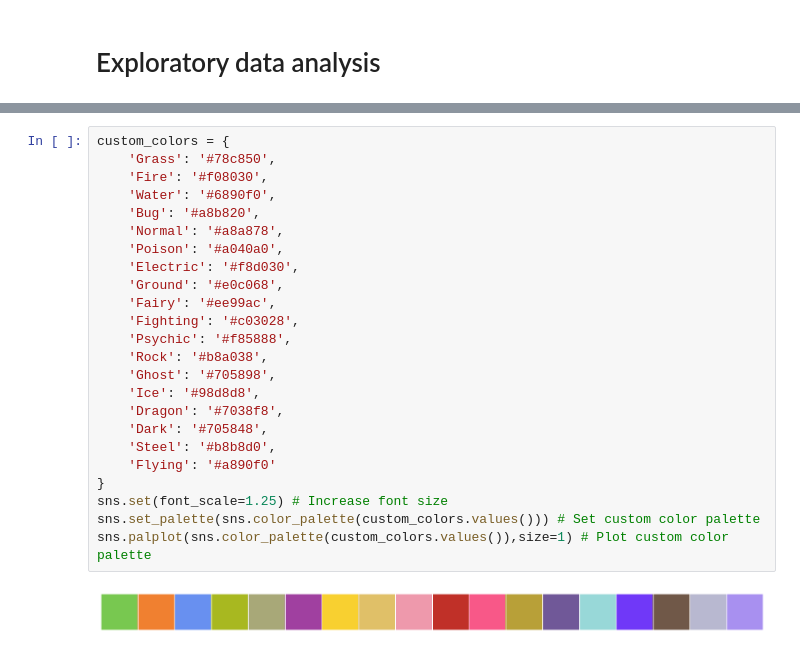
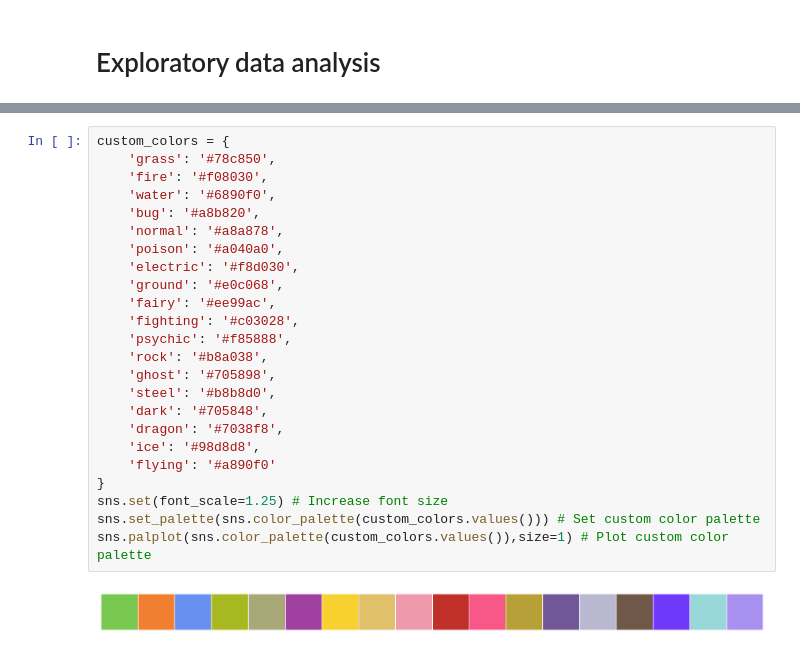
Before and after one commit to judithernandez/pokemastery, a Jupyter notebook: notebooks/04_high_data_exploration.ipynb, the cells around one changed output, grey strips where cells are left out. Drawn from its saved outputs; the diff is of its cells as text.

```diff
--- a/notebooks/04_high_data_exploration.ipynb
+++ b/notebooks/04_high_data_exploration.ipynb
@@ -167,29 +240,29 @@ array(['Grass', 'Fire', 'Water', 'Bug', 'Normal', 'Poison', 'Electric',
 # %%
 custom_colors = {
-    'Grass': '#78c850',
-    'Fire': '#f08030',
-    'Water': '#6890f0',
-    'Bug': '#a8b820',
-    'Normal': '#a8a878',
-    'Poison': '#a040a0',
-    'Electric': '#f8d030',
-    'Ground': '#e0c068',
-    'Fairy': '#ee99ac',
-    'Fighting': '#c03028',
-    'Psychic': '#f85888',
-    'Rock': '#b8a038',
-    'Ghost': '#705898',
-    'Ice': '#98d8d8',
-    'Dragon': '#7038f8',
-    'Dark': '#705848',
-    'Steel': '#b8b8d0',
-    'Flying': '#a890f0'
+    'grass': '#78c850',
+    'fire': '#f08030',
+    'water': '#6890f0',
+    'bug': '#a8b820',
+    'normal': '#a8a878',
+    'poison': '#a040a0',
+    'electric': '#f8d030',
+    'ground': '#e0c068',
+    'fairy': '#ee99ac',
+    'fighting': '#c03028',
+    'psychic': '#f85888',
+    'rock': '#b8a038',
+    'ghost': '#705898',
+    'steel': '#b8b8d0',
+    'dark': '#705848',
+    'dragon': '#7038f8',
+    'ice': '#98d8d8',
+    'flying': '#a890f0'
 }
 sns.set(font_scale=1.25) # Increase font size
 sns.set_palette(sns.color_palette(custom_colors.values())) # Set custom color palette
 sns.palplot(sns.color_palette(custom_colors.values()),size=1) # Plot custom color palette
 # %% [output]
-[figure, old version]
+[figure, new version]
 # %%
 pokemon_types = df['Type1'].unique() # get the unique types as a numpy array
 types_counts = []
```
Also changed, not shown: parts of 20 cells of this notebook, 2 other files.
